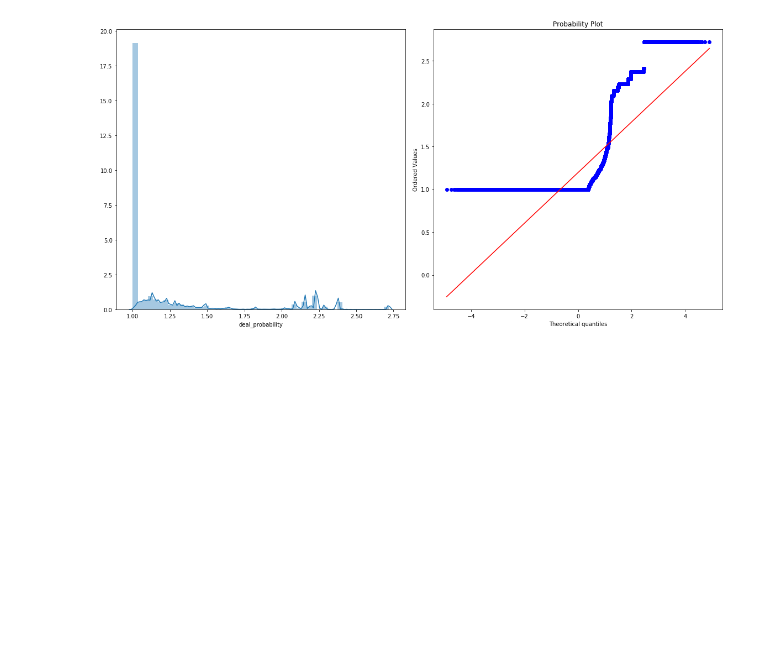
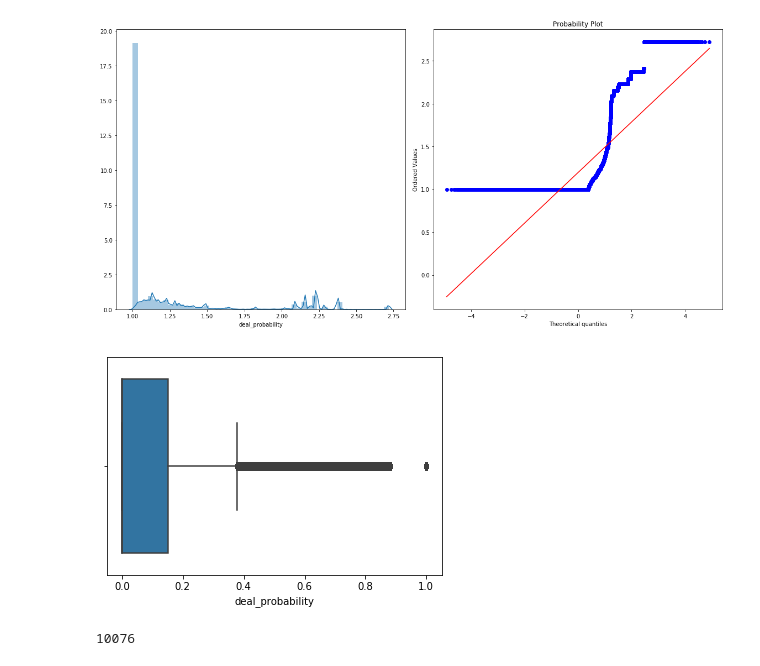
Before and after one commit to jungi21cc/avito_demand, a Jupyter notebook: Avito_Demand_V.1.0.ipynb, the cells around one changed output. Saved outputs shown, nothing was run; the diff lists cells and outputs as text; code cells hidden in the pictures; blank space fills up the shorter version.

```diff
--- a/Avito_Demand_V.1.0.ipynb
+++ b/Avito_Demand_V.1.0.ipynb
@@ -145,5 +145,10 @@ plt.show()
 [figure]
 # %%
 sns.boxplot(x=target, )
-sns.stripplot(x=target, color="0.4")
 plt.show()
+# %% [output]
+[figure, added]
+# %%
+len(target[target == 1])
+# %% [output]
+10076
```
